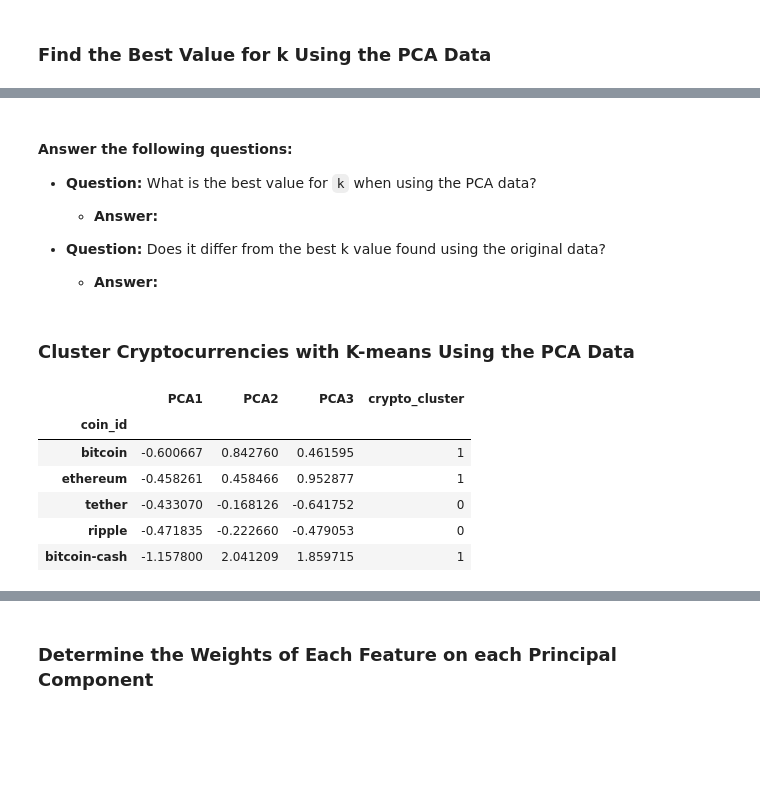
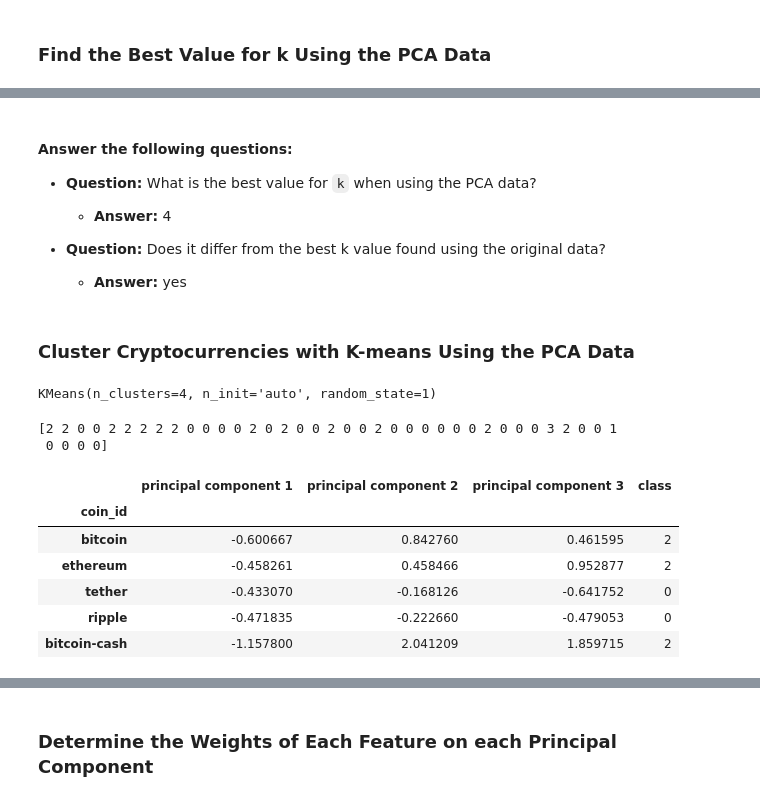
Before and after one commit to neebuntoum/CryptoClustering, a Jupyter notebook: Crypto_Clustering.ipynb, the cells around one changed output, grey strips where cells are left out. Saved outputs shown, nothing was run; the diff lists cells and outputs as text; code cells hidden in the pictures; blank space fills up the shorter version.

```diff
--- a/Crypto_Clustering.ipynb
+++ b/Crypto_Clustering.ipynb
@@ -204,13 +207,15 @@ array([0.3719856 , 0.34700813, 0.17603793])
 # Note: The code for this step is provided for you
 
 # Creating a DataFrame with the PCA data
-
+pca_df = pd.DataFrame(
+  crypt_pca, columns=["principal component 1", "principal component 2", "principal component 3"], index=market_data_df.index)
 
 # Copy the crypto names from the original data
-
+pca_df['coin_id'] = market_data_df.index
 
 # Set the coinid column as index
-
+pca_df.set_index('coin_id', inplace=True)
 
 # Display sample data
+pca_df.head()
 # %% [output]
@@ -231,25 +231,30 @@ array([0.3719856 , 0.34700813, 0.17603793])
 # %%
 # Create a list with the number of k-values to try
 # Use a range from 1 to 11
+k_values = list(range(1, 11))
 
 
 # Create an empty list to store the inertia values
-
+inertia = []
 
 # Create a for loop to compute the inertia with each possible value of k
 # Inside the loop:
 # 1. Create a KMeans model using the loop counter for the n_clusters
 # 2. Fit the model to the data using PCA DataFrame.
 # 3. Append the model.inertia_ to the inertia list
-
+for i in k_values:
+    model = KMeans(n_clusters=i, n_init="auto", random_state=1)
+    model.fit(pca_df)
+    inertia.append(model.inertia_)
 
 # Create a dictionary with the data to plot the Elbow curve
-
+elbow_data = {"k": k_values, "inertia": inertia}
 
 # Create a DataFrame with the data to plot the Elbow curve
-
+df_elbow = pd.DataFrame(elbow_data)
 
 # Display the DataFrame
+df_elbow
 # %% [output]
 |  | k | inertia |
 | 0 | 1 | 256.874086 |
@@ -269,38 +278,46 @@ array([0.3719856 , 0.34700813, 0.17603793])
 #### Answer the following questions:
 * **Question:** What is the best value for `k` when using the PCA data?
 
-  * **Answer:**
-
+  * **Answer:** 4
 
 * **Question:** Does it differ from the best k value found using the original data?
 
-  * **Answer:**
+  * **Answer:** yes
 # %% [markdown]
 ### Cluster Cryptocurrencies with K-means Using the PCA Data
 # %%
 # Initialize the K-Means model using the best value for k
+model = KMeans(n_clusters=4, n_init="auto", random_state=1)
 # %%
 # Fit the K-Means model using the PCA data
+model.fit(pca_df)
+# %% [output]
+KMeans(n_clusters=4, n_init='auto', random_state=1)
 # %%
 # Predict the clusters to group the cryptocurrencies using the PCA data
-
+pca_df_predict = model.predict(pca_df)
 
 # Print the resulting array of cluster values.
+print(pca_df_predict)
+# %% [output]
+[2 2 0 0 2 2 2 2 2 0 0 0 0 2 0 2 0 0 2 0 0 2 0 0 0 0 0 0 2 0 0 0 3 2 0 0 1
+ 0 0 0 0]
 # %%
 # Create a copy of the DataFrame with the PCA data
-
+pca_predict = pca_df.copy()
 
 # Add a new column to the DataFrame with the predicted clusters
-
+pca_predict["class"] = model.labels_
 
 # Display sample data
+pca_predict.head()
 # %% [output]
-|  | PCA1 | PCA2 | PCA3 | crypto_cluster |
+|  | principal component 1 | principal component 2 | principal component 3 | class |
 | coin_id |  |  |  |  |
-| bitcoin | -0.600667 | 0.842760 | 0.461595 | 1 |
-| ethereum | -0.458261 | 0.458466 | 0.952877 | 1 |
+| bitcoin | -0.600667 | 0.842760 | 0.461595 | 2 |
+| ethereum | -0.458261 | 0.458466 | 0.952877 | 2 |
 | tether | -0.433070 | -0.168126 | -0.641752 | 0 |
 | ripple | -0.471835 | -0.222660 | -0.479053 | 0 |
-| bitcoin-cash | -1.157800 | 2.041209 | 1.859715 | 1 |
+| bitcoin-cash | -1.157800 | 2.041209 | 1.859715 | 2 |
 # %%
 # Create a scatter plot using hvPlot by setting `x="PCA1"` and `y="PCA2"`.
```
Also changed, not shown: parts of 8 cells of this notebook.
